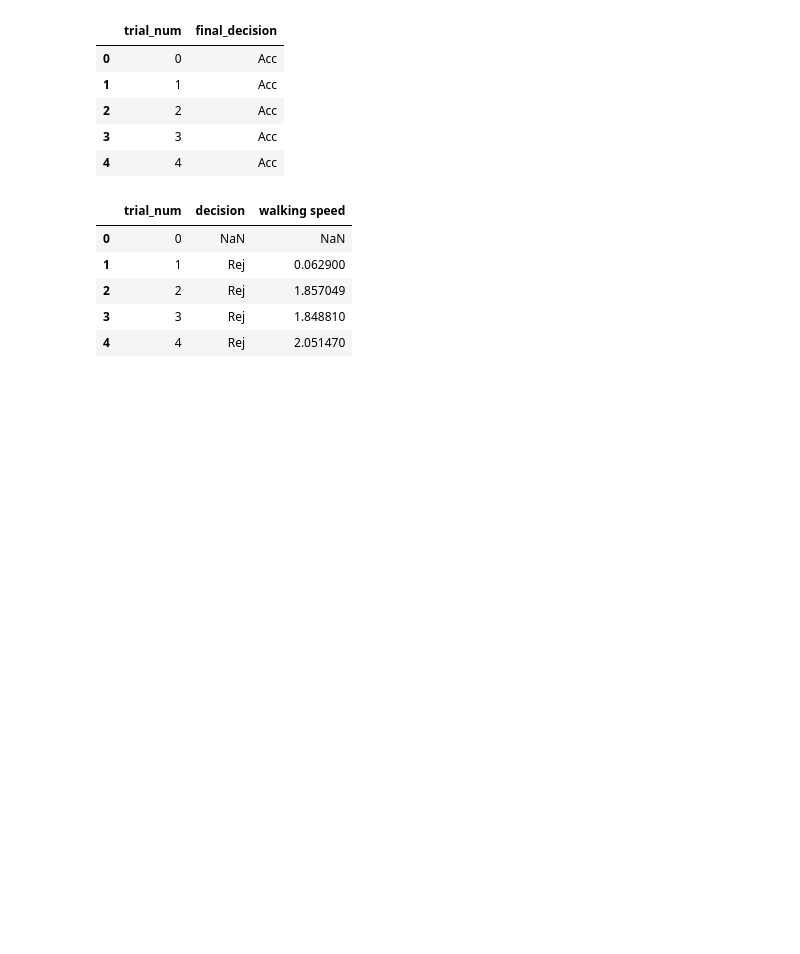
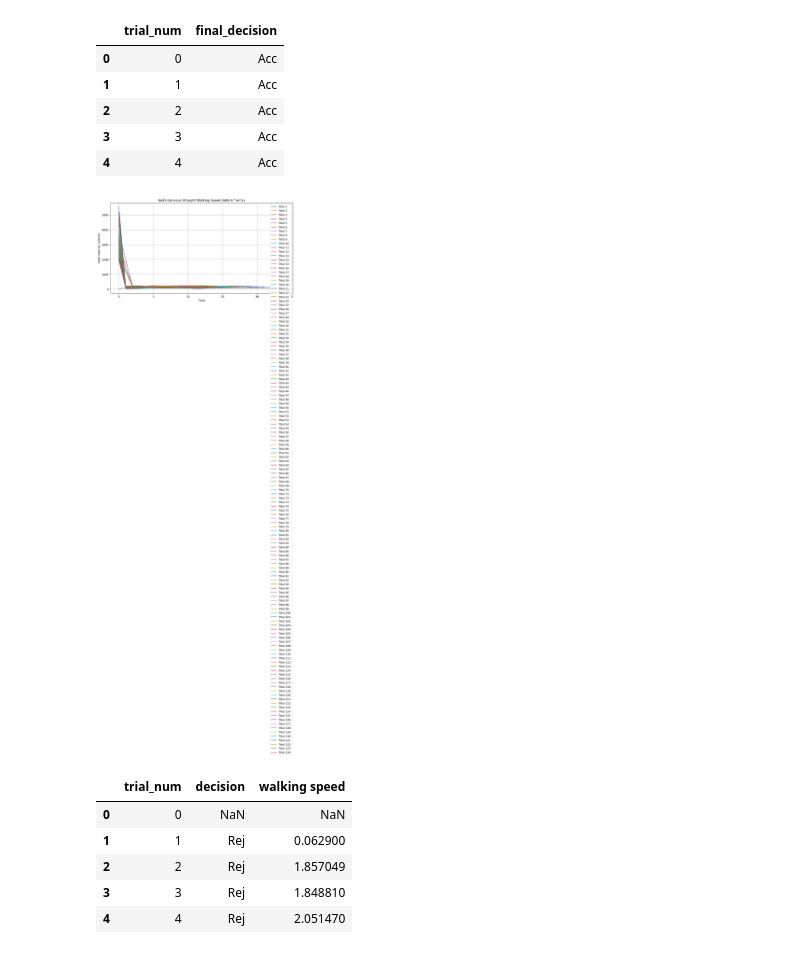
Before and after one commit to Yang2hang/RR_Pose_analysis, a Jupyter notebook: data_analysis/main.ipynb, the cells around one changed output. Drawn from its saved outputs; the diff is of its cells as text; code cells hidden in the pictures; blank space fills up the shorter version.

Commit message:
straight walking analysis

```diff
--- a/data_analysis/main.ipynb
+++ b/data_analysis/main.ipynb
@@ -222,4 +224,9 @@ trial_df.head()
 | 2 | 2 | Acc |
 | 3 | 3 | Acc |
 | 4 | 4 | Acc |
+# %%
+straight_walking_speed_list = straight_walking_speed(acceleration_df)
+plot_straight_walking_speed(straight_walking_speed_list)
+# %% [output]
+[figure, added]
 # %%
```
Also changed, not shown: parts of 4 cells of this notebook, 5 other files.
